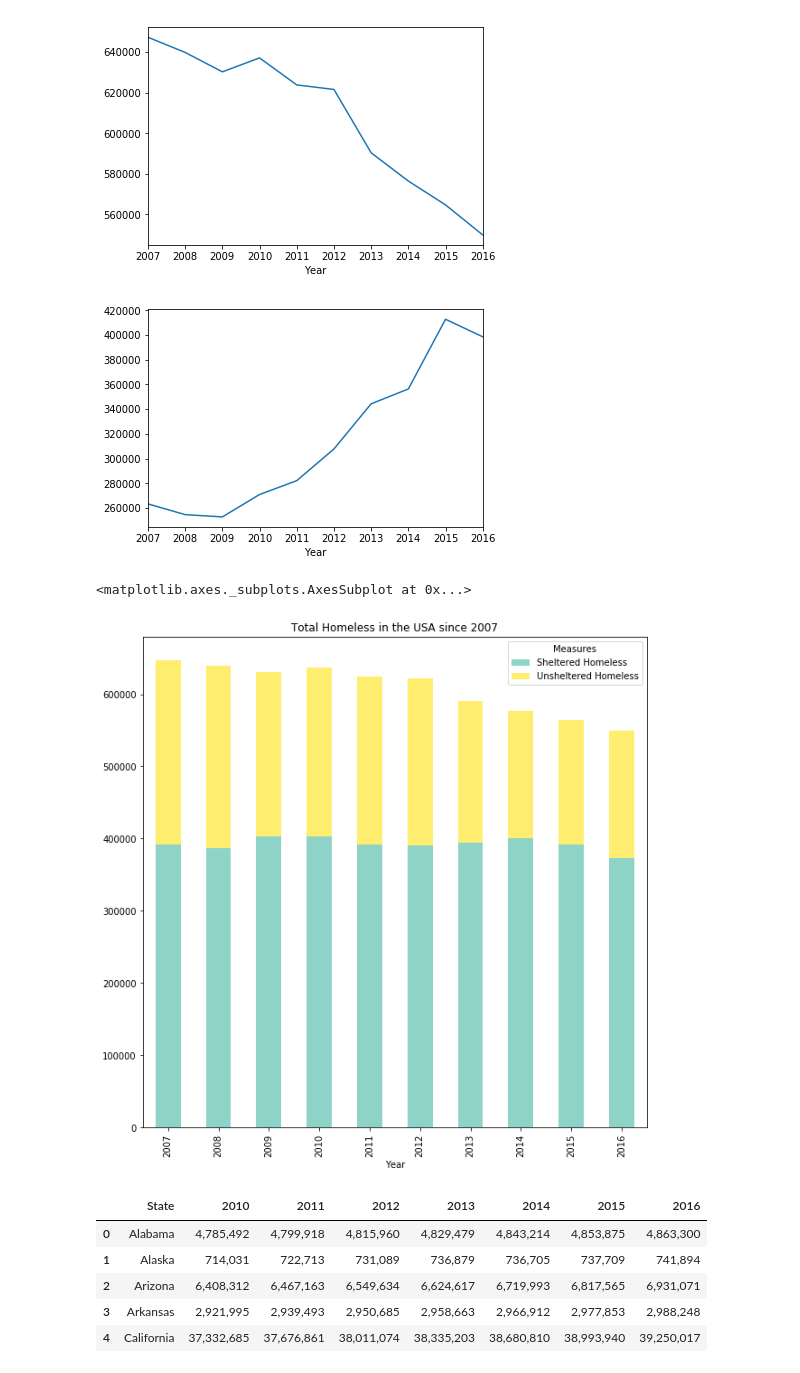
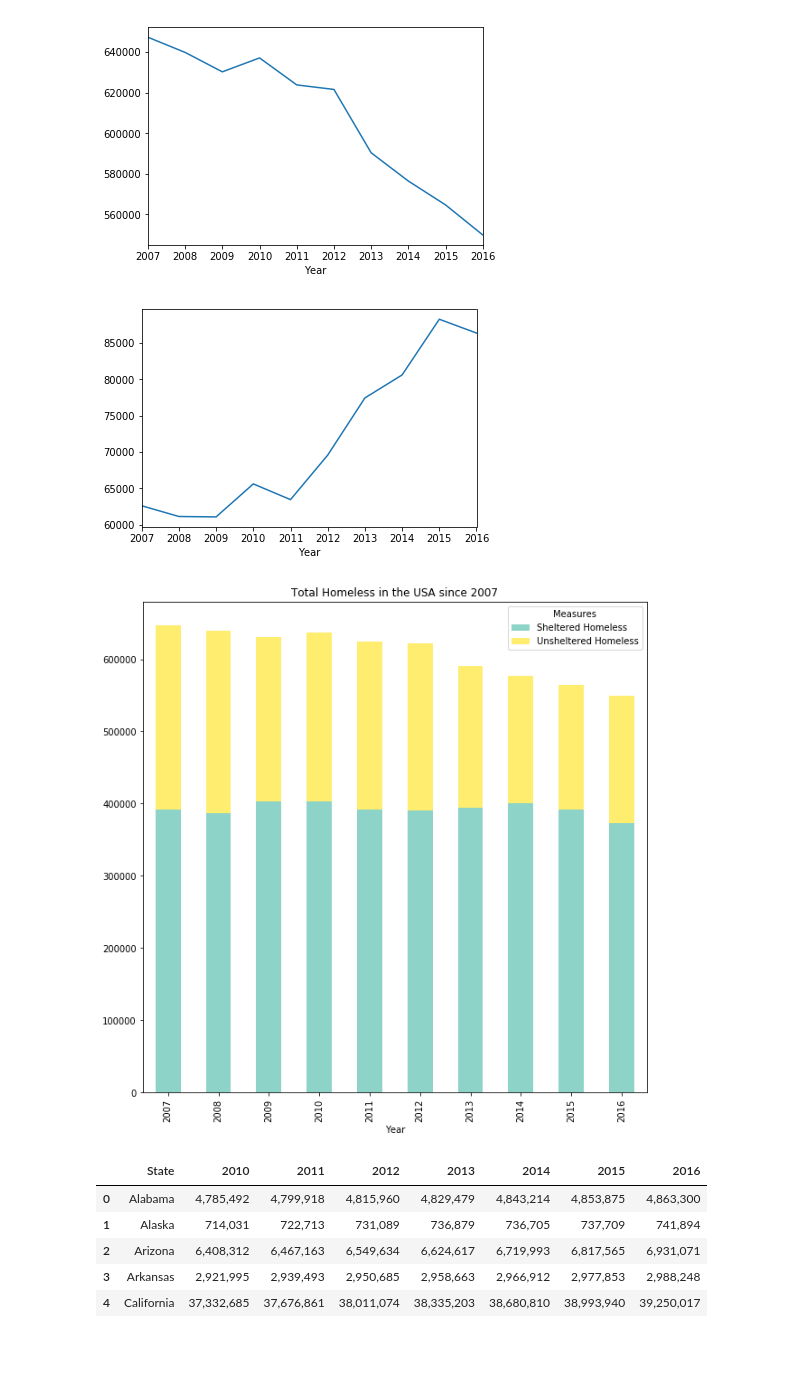
Before and after one commit to cathrinesot/studioprojects, a Jupyter notebook: code/homeless/Homeless People in the US.ipynb, the cells around one changed output. Saved outputs shown, nothing was run; the diff lists cells and outputs as text; code cells hidden in the pictures.

```diff
--- a/code/homeless/Homeless People in the US.ipynb
+++ b/code/homeless/Homeless People in the US.ipynb
@@ -294,16 +283,18 @@ plt.savefig("homeless_diff.pdf")
 # %% [output]
 [figure]
 # %%
-df[df['State'] == 'NY'].groupby('Year')['Count'].sum().plot()
+df_new[df_new['State'] == 'NY'].groupby('Year')['Count'].sum().plot()
 
 plt.savefig("ny_diff.pdf")
 # %% [output]
-[figure, old version]
+[figure, new version]
 # %%
 #Sheltered VS Unsheltered
-df_new.groupby(['Year', 'Measures'])['Count'].sum().unstack().plot.bar(stacked=True, title='Total Homeless in the USA since 2007', legend= True, colormap='Set3', figsize=(10,10))
+df_new.groupby(['Year', 'Measures'])['Count'].sum().unstack().plot.bar(stacked=True,
+    title='Total Homeless in the USA since 2007', legend= True, colormap='Set3', figsize=(10,10))
+
+plt.savefig("total.pdf")
 # %% [output]
-<matplotlib.axes._subplots.AxesSubplot at 0x...>
 [figure]
 # %%
 #population
```
Also changed, not shown: parts of 7 cells of this notebook, 4 other files.
